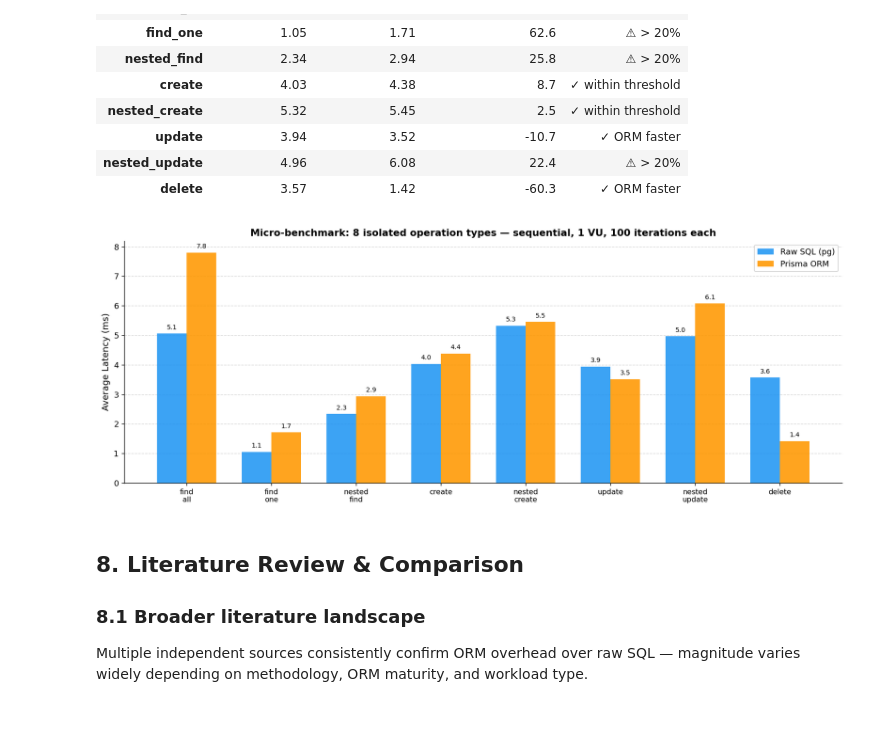
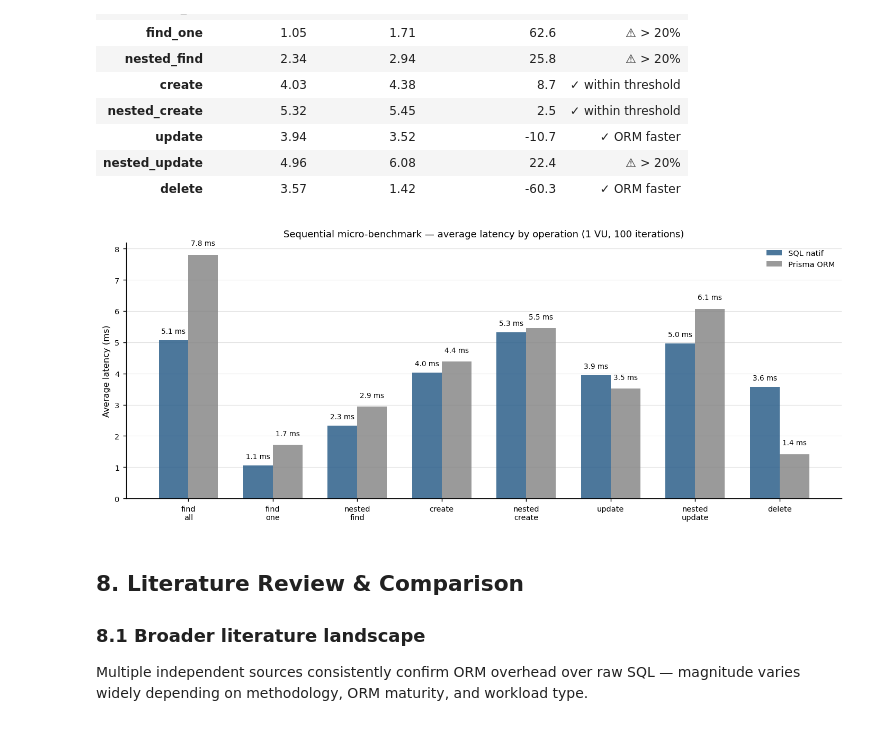
Before and after one commit to Nej-ma/orm-vs-sql-benchmark, a Jupyter notebook: analysis.ipynb, the cells around one changed output. Saved outputs shown, nothing was run; the diff lists cells and outputs as text; code cells hidden in the pictures.

```diff
--- a/analysis.ipynb
+++ b/analysis.ipynb
@@ -316,32 +339,26 @@ display(micro_df)
 | nested_update | 4.96 | 6.08 | 22.4 | ⚠ > 20% |
 | delete | 3.57 | 1.42 | -60.3 | ✓ ORM faster |
 # %%
-xm  = np.arange(len(OPS_ORDER))
-wm  = 0.35
+xm = np.arange(len(OPS_ORDER))
 
-fig, ax = plt.subplots(figsize=(13, 5))
+fig, ax = plt.subplots(figsize=(11, 4.5))
 for i, impl in enumerate(["sql", "orm"]):
     vals = [micro[impl][op]["avg"] for op in OPS_ORDER]
-    bars = ax.bar(xm + i*wm - wm/2, vals, width=wm,
-                  label="Raw SQL (pg)" if impl == "sql" else "Prisma ORM",
-                  color=COLORS[impl], alpha=0.88, zorder=3)
-    for bar, v in zip(bars, vals):
-        if v > 0:
-            ax.text(bar.get_x() + bar.get_width()/2, bar.get_height() + 0.1,
-                    f"{v:.1f}", ha="center", va="bottom", fontsize=8)
+    bars = ax.bar(xm + i*W - W/2, vals, width=W,
+                  label="SQL natif" if impl == "sql" else "Prisma ORM",
+                  color=COLORS[impl], alpha=BAR_ALPHA, zorder=3)
+    label_bars(ax, bars, fmt="{:.1f}", unit=" ms")
 
 ax.set_xticks(xm)
-ax.set_xticklabels([op.replace("_", "\n") for op in OPS_ORDER], fontsize=9)
-ax.set_ylabel("Average Latency (ms)", fontsize=11)
-ax.set_title("Micro-benchmark: 8 isolated operation types — sequential, 1 VU, 100 iterations each",
-             fontsize=12, fontweight="bold")
-ax.legend(fontsize=10)
-ax.yaxis.grid(True, linestyle="--", alpha=0.5, zorder=0)
+ax.set_xticklabels([op.replace("_", "\n") for op in OPS_ORDER])
+ax.set_ylabel("Average latency (ms)")
+ax.set_title("Sequential micro-benchmark — average latency by operation (1 VU, 100 iterations)")
+ax.legend()
 plt.tight_layout()
-plt.savefig(RUN_DIR / "chart_micro_benchmark.png", dpi=150)
+plt.savefig(RUN_DIR / "chart_micro_benchmark.png", dpi=150, bbox_inches="tight")
 plt.show()
 # %% [output]
-[figure, old version]
+[figure, new version]
 # %% [markdown]
 ## 8. Literature Review & Comparison
 
```
Also changed, not shown: parts of 10 cells of this notebook, 11 other files.
